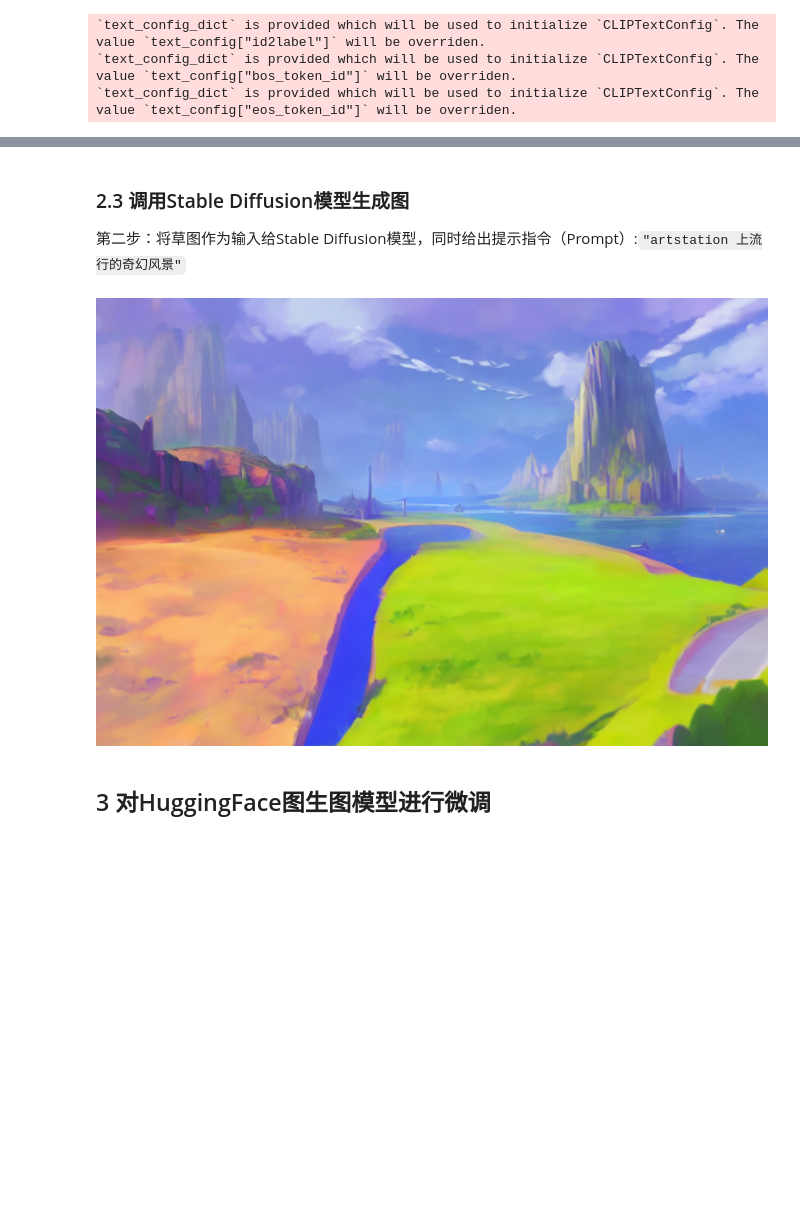
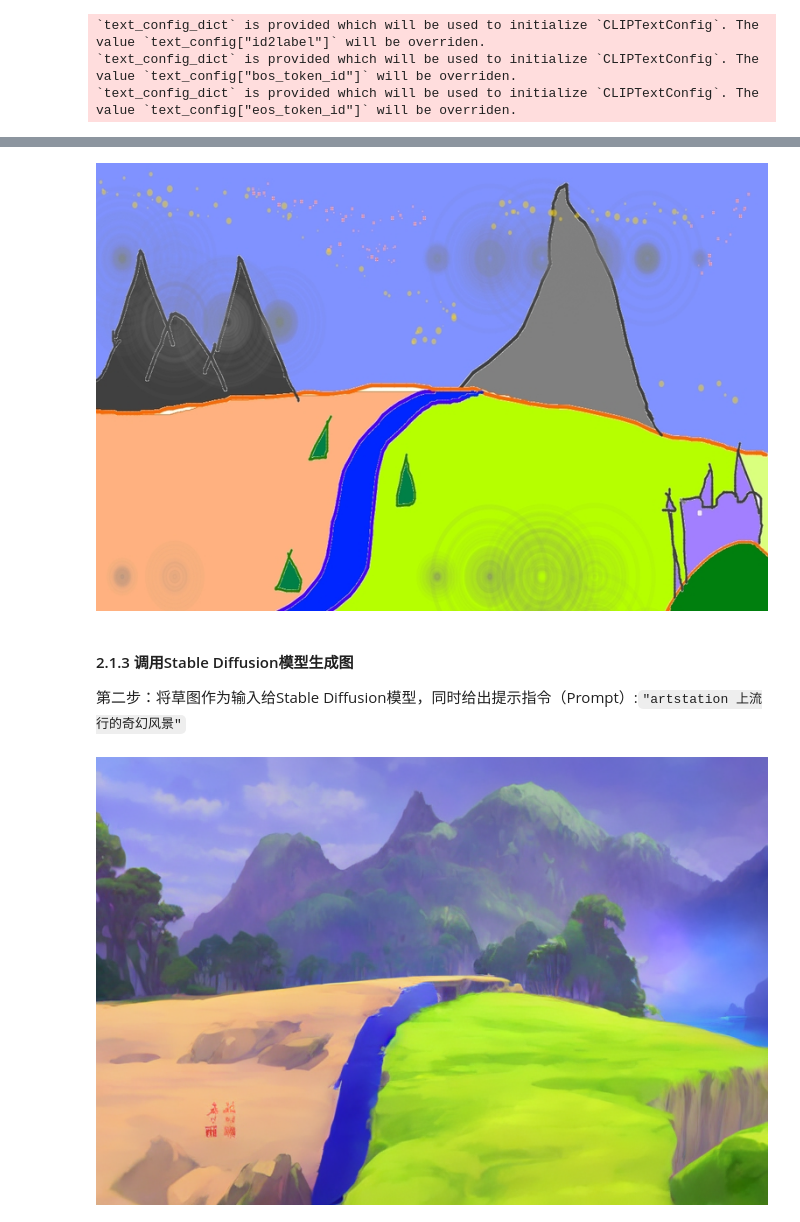
Before and after one commit to datawhalechina/hugging-sd, a Jupyter notebook: content/2-3 图生图.ipynb, the cells around one changed output, grey strips where cells are left out. Saved outputs shown, nothing was run; the diff lists cells and outputs as text; code cells hidden in the pictures; blank space fills up the shorter version.

Commit message:
Update image to image examples

```diff
--- a/content/2-3 图生图.ipynb
+++ b/content/2-3 图生图.ipynb
@@ -54,18 +58,21 @@ pipe = pipe.to(device)
 # %%
 # 风景图草图链接
 url = "https://raw.githubusercontent.com/CompVis/stable-diffusion/main/assets/stable-samples/img2img/sketch-mountains-input.jpg"
 
 # 使用requests包获取草图, 输入为风景图草图链接
 response = requests.get(url)
 
 # 使用Image包读取风景图草图，并将其转换为"RGB"格式
 init_image = Image.open(BytesIO(response.content)).convert("RGB")
 
 # 调整草图尺寸
 init_image = init_image.resize((768, 512))
+init_image
+# %% [output]
+[figure, added]
 # %% [markdown]
 
-### 2.3 调用Stable Diffusion模型生成图
+#### 2.1.3 调用Stable Diffusion模型生成图
 
 第二步：将草图作为输入给Stable Diffusion模型，同时给出提示指令（Prompt）:`"artstation 上流行的奇幻风景"`
 # %%
@@ -75,7 +82,10 @@ Prompt = "ArtStation 上流行的奇幻风景"
 # 将提示指令(Prompt)和初始图像/草图（init_image）传入模型pipeline
 images = pipe(prompt=Prompt, image=init_image, strength=0.75, guidance_scale=7.5).images
 
+# 保存图像到本地
+images[0].save("fantasy_landscape.png")
+
 # 显示图像
 images[0]
 # %% [output]
-[figure, old version]
+[figure, new version]
@@ -85,2 +91,0 @@ images[0].save("fantasy_landscape.png")
-# %% [markdown]
-## 3 对HuggingFace图生图模型进行微调
```
Also changed, not shown: parts of 22 cells of this notebook.
